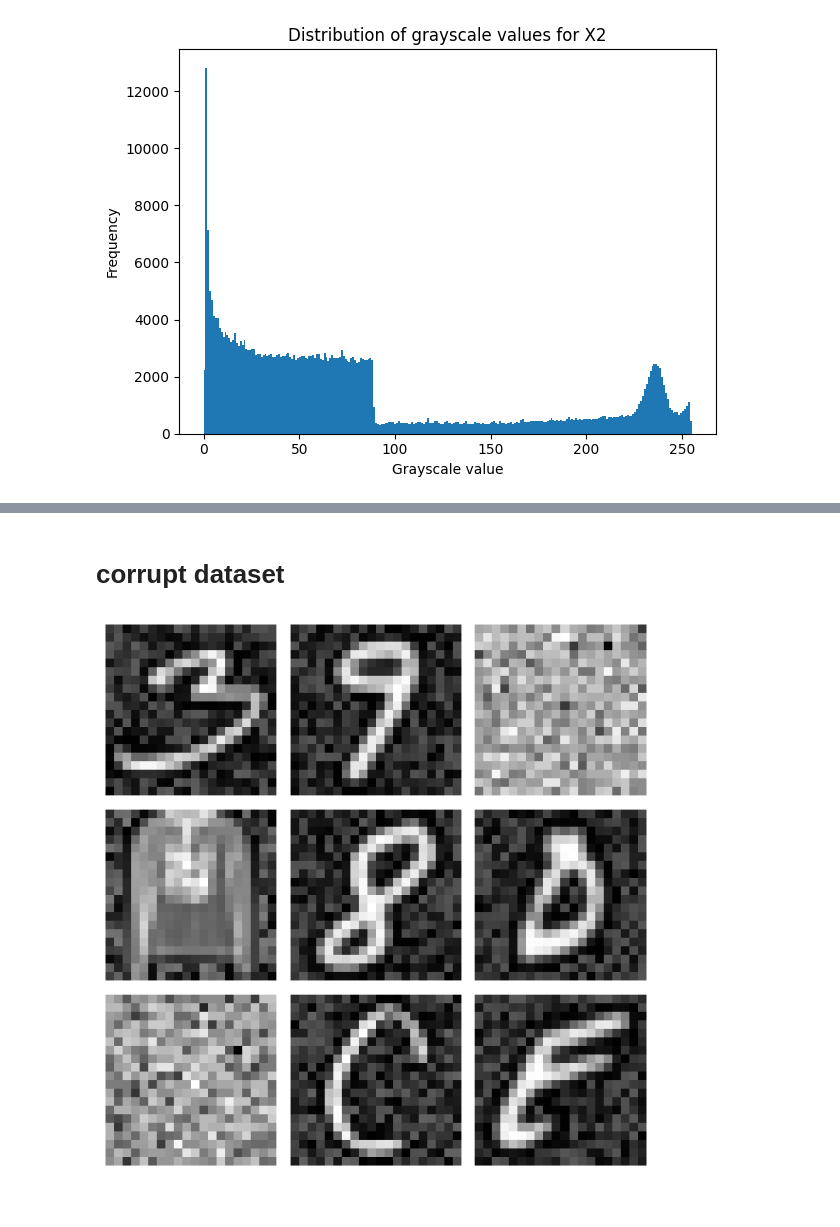
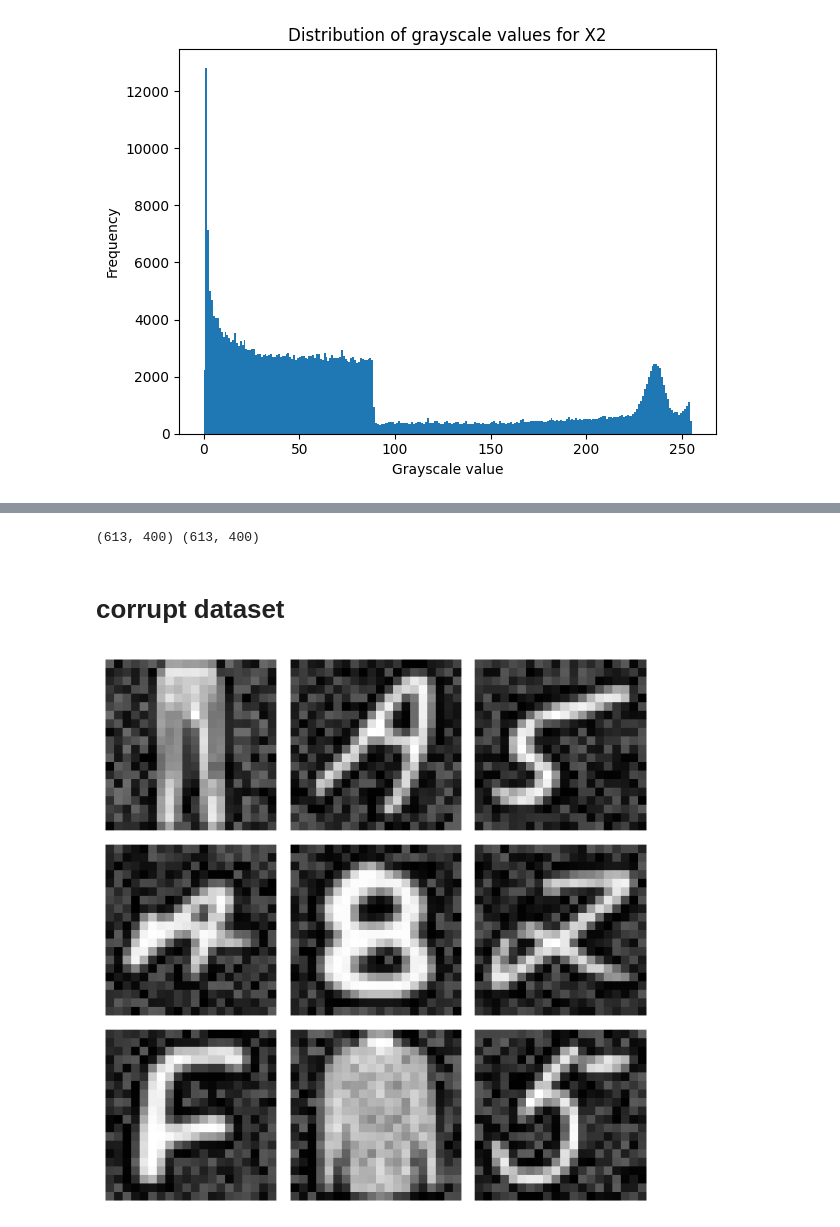
Before and after one commit to vhrollo/inf264_project2, a Jupyter notebook: src/visualizing_the_data.ipynb, the cells around one changed output, grey strips where cells are left out. Cells and saved outputs as stored; diff of their text form; code cells hidden in the pictures.

```diff
--- a/src/visualizing_the_data.ipynb
+++ b/src/visualizing_the_data.ipynb
@@ -56,9 +80,66 @@ plt.show()
+# %%
+length = len(X_train[y_train == 14])
+
+X_train_14_smote = X_train_resampled[y_train_resampled == 14][length:]
+X_train_14_aug = X_train_bal[y_train_bal == 14][length:]
+print(X_train_14_smote.shape, X_train_14_aug.shape)
+
+random_indices = np.random.choice(range(len(X_train_14_smote)), 9, replace=False)
+X_train_14_smote_sample = X_train_14_smote[random_indices]
+X_train_14_aug_sample = X_train_14_aug[random_indices]
+
+def visualize_sample_comparison(X1, X2, image_size=(20, 20)):
+    plt.figure(figsize=(12, 6))  # Set figure size
+    indices = [0, 1, 2, 3, 4, 5, 6, 7, 8]  # Indices for the 9 samples
+
+    for i, idx in enumerate(indices):
+        plt.subplot(3, 6, (i % 3) + 1 + (i // 3) * 6)
+        plt.imshow(X1[idx].reshape(image_size), cmap='gray')
+        plt.title("SMOTE")
+        plt.axis('off')
+
+    for i, idx in enumerate(indices):
+        plt.subplot(3, 6, (i % 3) + 4 + (i // 3) * 6)
+        plt.imshow(X2[idx].reshape(image_size), cmap='gray')
+        plt.title("Augmented")
+        plt.axis('off')
+
+    plt.tight_layout()
+    plt.show()
+
+# visualize_sample_comparison(X_train_14_smote_sample, X_train_14_aug_sample)
+
+
+def visualize_preds(X, cols=10):
+    num_ood_samples = len(X)
+
+    num_cols = cols
+    num_rows = int(np.ceil(num_ood_samples / num_cols))
+
+    _, axes = plt.subplots(num_rows, num_cols, figsize=(15, num_rows * 2))
+
+    for i, ax in enumerate(axes.flat):
+        if i < num_ood_samples:
+            ax.imshow(X[i].reshape(20, 20), cmap='gray')
+            ax.set_title(f"Aug {i+1}")
+            ax.axis('off')
+        else:
+            ax.axis('off')
+
+    plt.tight_layout()
+    plt.savefig('../other/imgs/aug_E_samples.png')
+    plt.show()
+
+# visualize_preds(X_train_14_aug)
+# %% [output]
+(613, 400) (613, 400)
 # %% [markdown]
 # corrupt dataset
 # %%
 dataset = np.load('../data/corrupt_dataset.npz')
-X = dataset['X']
+X2 = dataset['X']
 
-visualize_samples(X)
+random_indices = random.sample(range(X2.shape[0]), 10)
+visualize_samples(X2[random_indices])
 # %% [output]
-[figure, old version]
+[figure, new version]
```
Also changed, not shown: parts of 7 cells of this notebook, 8 other files.
